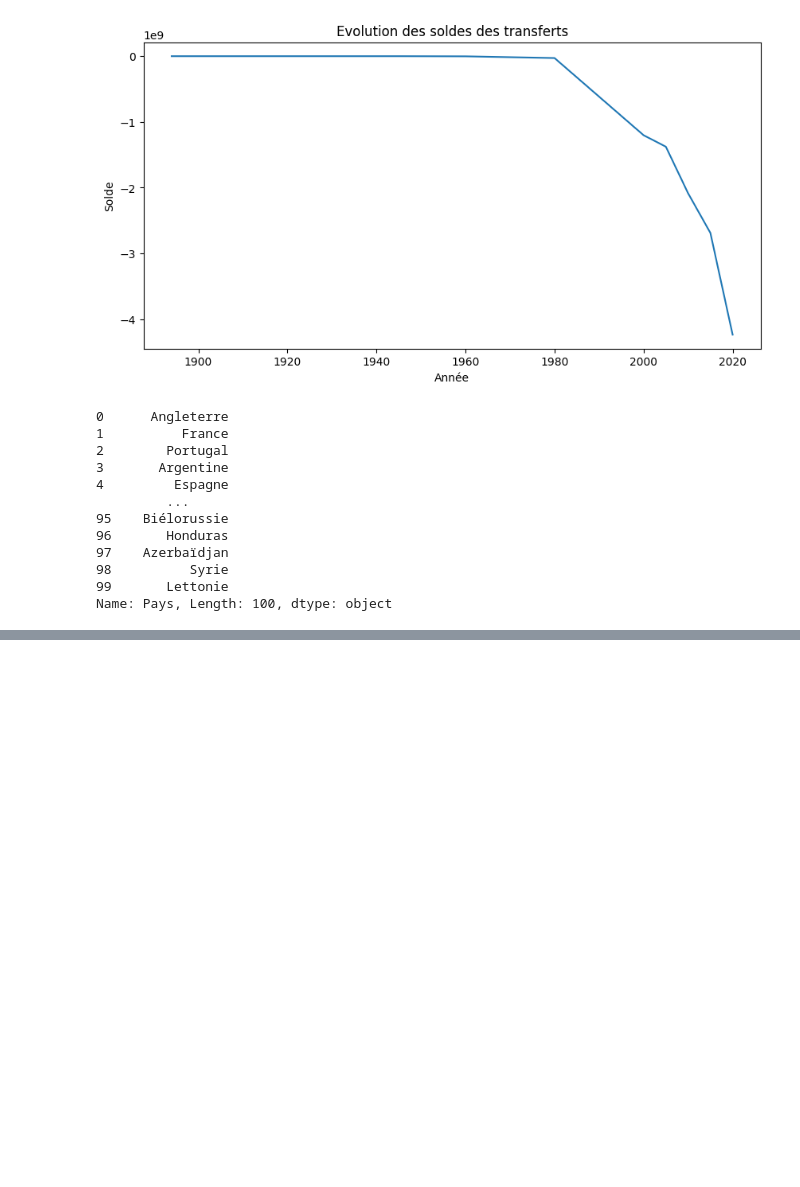
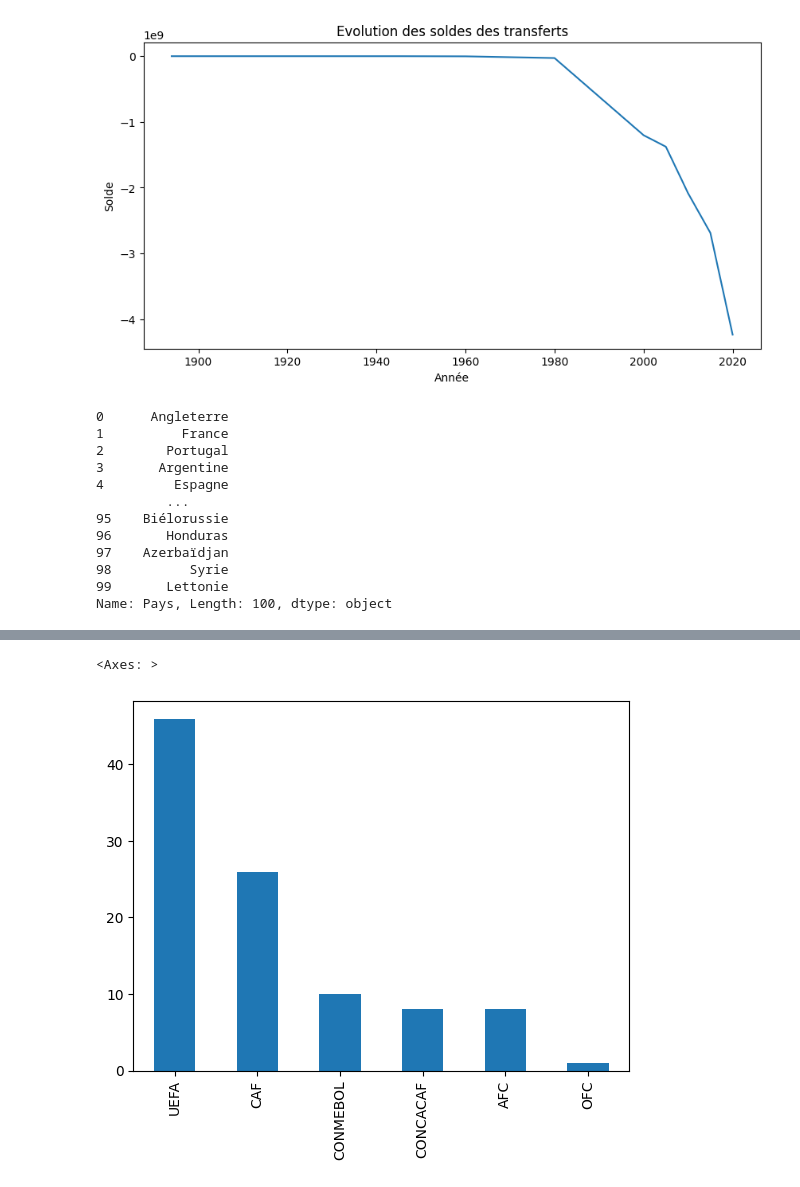
Before and after one commit to guypi001/DE, a Jupyter notebook: prog _test(1).ipynb, the cells around one changed output, grey strips where cells are left out. Cells and saved outputs as stored; diff of their text form; code cells hidden in the pictures; blank space fills up the shorter version.

Commit message:
Progression equipe nat

```diff
--- a/prog _test(1).ipynb
+++ b/prog _test(1).ipynb
@@ -2493,0 +2518,9 @@ Name: Pays, Length: 100, dtype: object
+# %%
+# representer les pays sur une carte du monde valeurs_equipes_nat
+
+
+# le nombre de fois que chaque valeur apparait dans la colonne Confédération et ptogramme résenter par un his
+valeurs_equipes_nat['Confédération'].value_counts().plot(kind='bar')
+# %% [output]
+<Axes: >
+[figure, added]
```
Also changed, not shown: parts of 5 cells of this notebook, 1 other file.
